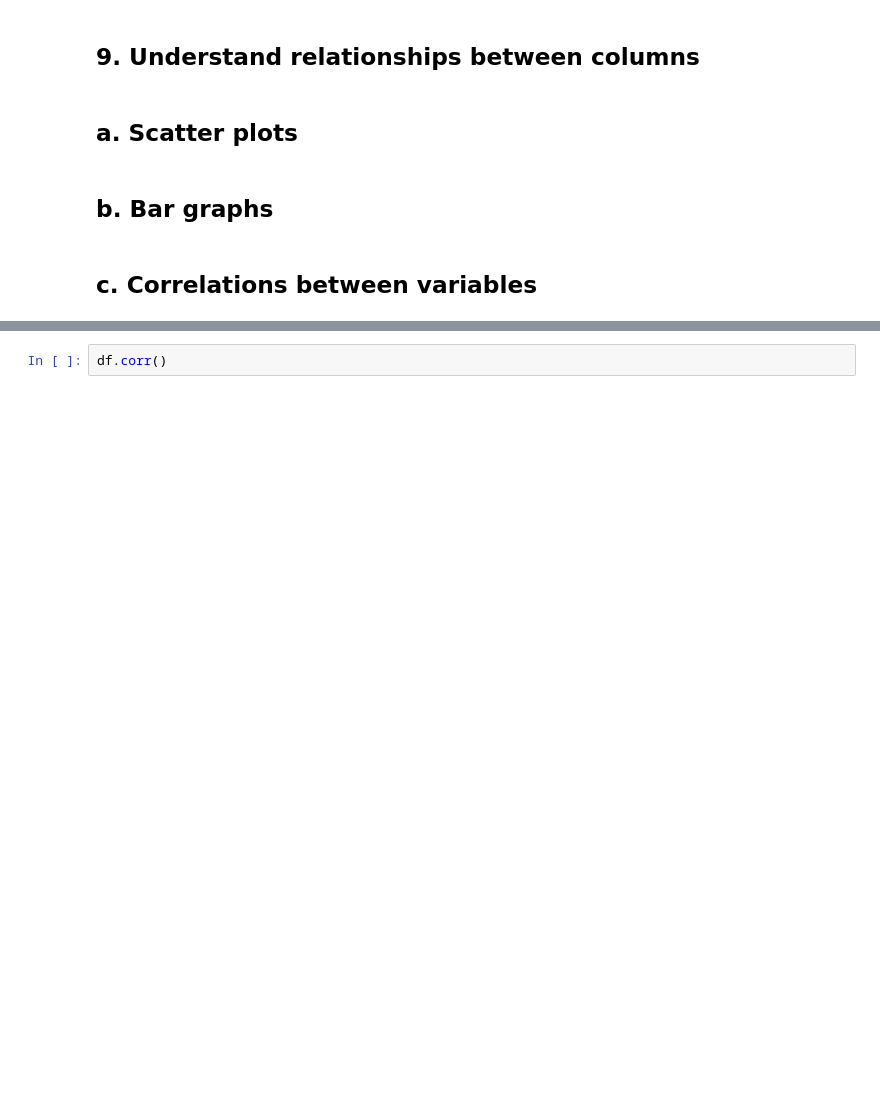
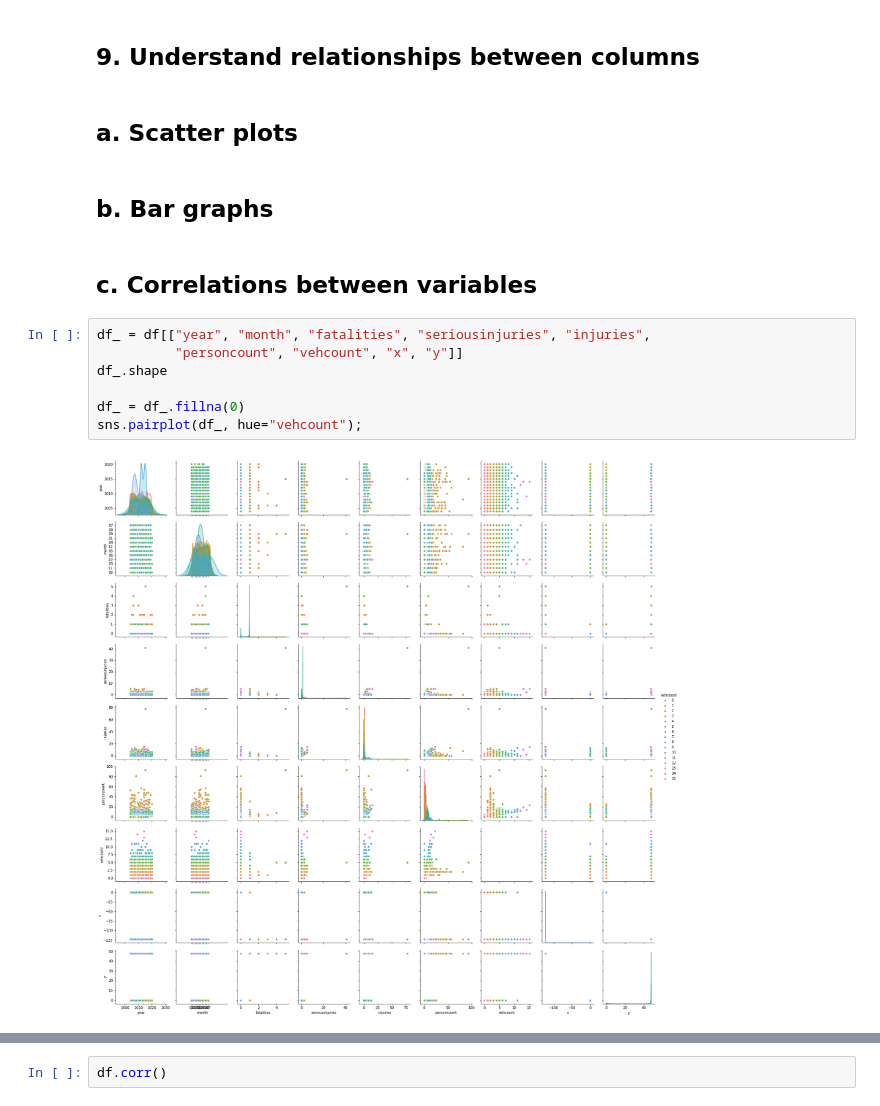
Before and after one commit to niwako/garbanzo, a Jupyter notebook: Workshop on EDA.ipynb, the cells around one changed output, grey strips where cells are left out. Cells and saved outputs as stored; diff of their text form; blank space fills up the shorter version.

```diff
--- a/Workshop on EDA.ipynb
+++ b/Workshop on EDA.ipynb
@@ -850,3 +927,12 @@ g.legend(loc='center left', bbox_to_anchor=(1.25, 0.5), ncol=1)
 ## b. Bar graphs
 # %% [markdown]
 ## c. Correlations between variables
+# %%
+df_ = df[["year", "month", "fatalities", "seriousinjuries", "injuries",
+          "personcount", "vehcount", "x", "y"]]
+df_.shape
+
+df_ = df_.fillna(0)
+sns.pairplot(df_, hue="vehcount");
+# %% [output]
+[figure, added]
```
Also changed, not shown: parts of 36 cells of this notebook.
